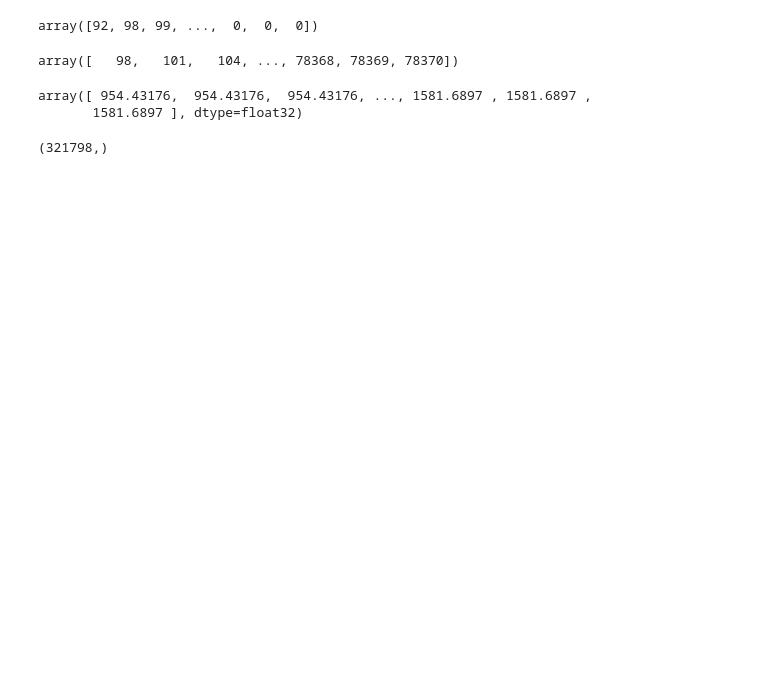
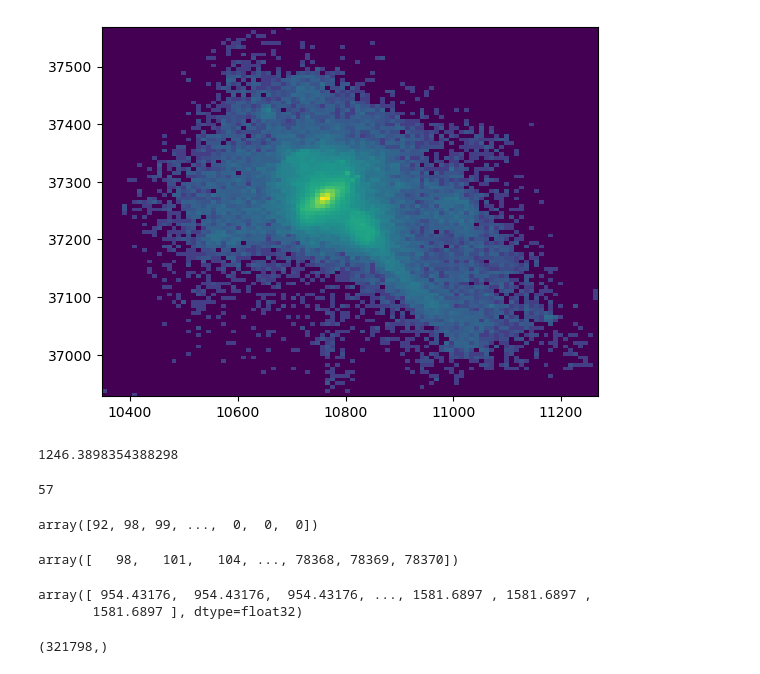
Before and after one commit to David-Chemaly/Stream_Finder, a Jupyter notebook: IllustrisHub.ipynb, the cells around one changed output. Drawn from its saved outputs; the diff is of its cells as text; code cells hidden in the pictures; blank space fills up the shorter version.

```diff
--- a/IllustrisHub.ipynb
+++ b/IllustrisHub.ipynb
@@ -14,3 +25,11 @@ snap = 99
 halo_ID = 239993
 tree = il.sublink.loadTree(basePath,snap,halo_ID)
 tree_main = il.sublink.loadTree(basePath,snap,halo_ID,onlyMPB=True)
+# %%
+### Plot SubFind that we are interested in ###
+
+halo_ID = 172650
+stars = il.snapshot.loadSubhalo(basePath,snap,halo_ID,'stars',fields=['Coordinates', 'Masses'])
+plt.hist2d(stars['Coordinates'][:,0],stars['Coordinates'][:,1],bins=100,norm=SymLogNorm(1));
+# %% [output]
+[figure, added]
@@ -17,3 +38,11 @@ tree_main = il.sublink.loadTree(basePath,snap,halo_ID,onlyMPB=True)
+# %%
+(tree_STREAMS['Mass'][0]/0.6674)
+# %% [output]
+1246.3898354388298
+# %%
+tree['SnapNum'][23757]
+# %% [output]
+57
 # %%
 N_subhalo_in_tree = tree['count']
 ID_init = tree['SubhaloID'][0]
```
Also changed, not shown: parts of 9 cells of this notebook, 3 other files.
